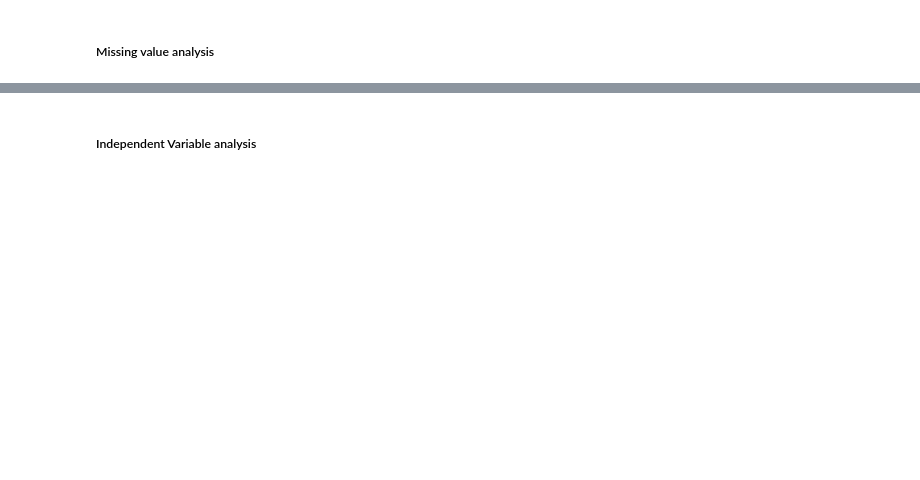
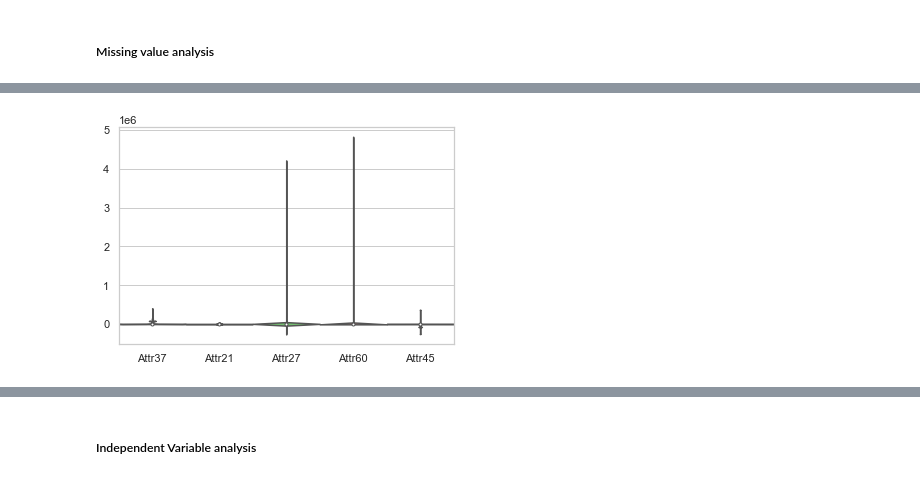
Before and after one commit to ravisiv/CS4_BankruptcyClassificationXGBoost, a Jupyter notebook: CaseStudy4.ipynb, the cells around one changed output, grey strips where cells are left out. Cells and saved outputs as stored; diff of their text form; code cells hidden in the pictures; blank space fills up the shorter version.

```diff
--- a/CaseStudy4.ipynb
+++ b/CaseStudy4.ipynb
@@ -76,0 +163,4 @@ df[top5_missing_data_col].describe()
+# %%
+ax = sns.violinplot(data=df[top5_missing_data_col], palette="muted",showmedians=True,width=1, color="green",scale="count")
+# %% [output]
+[figure, added]
```
Also changed, not shown: parts of 52 cells of this notebook.
